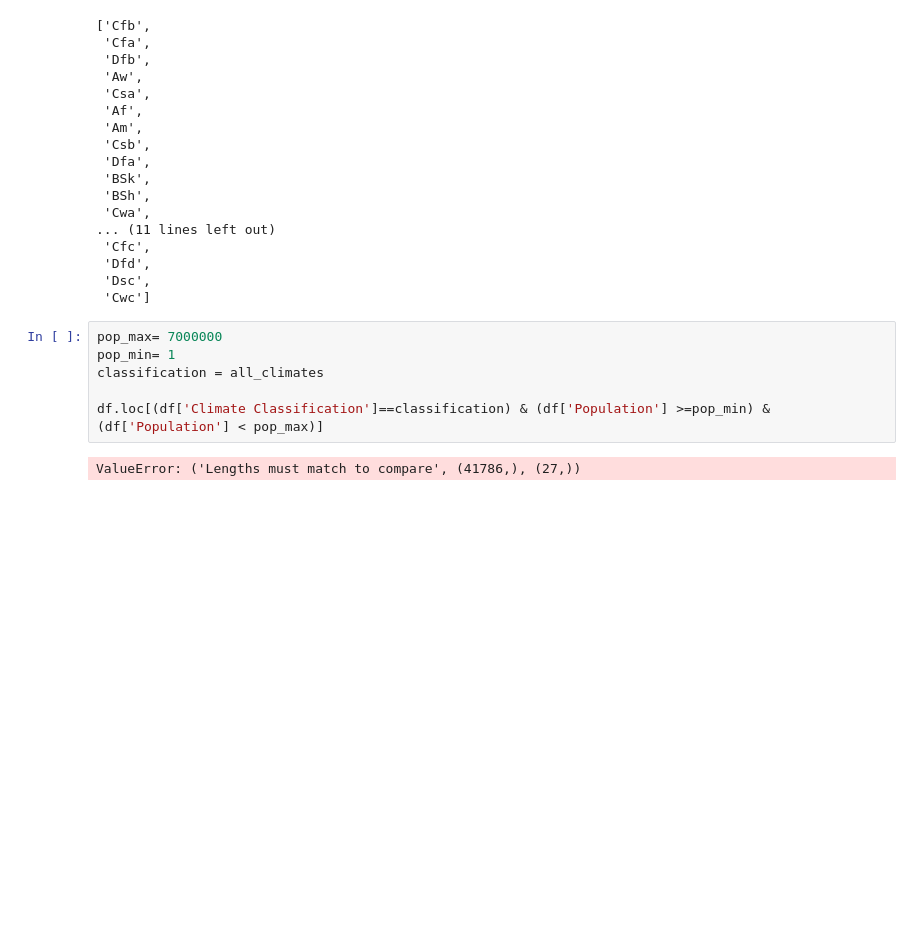
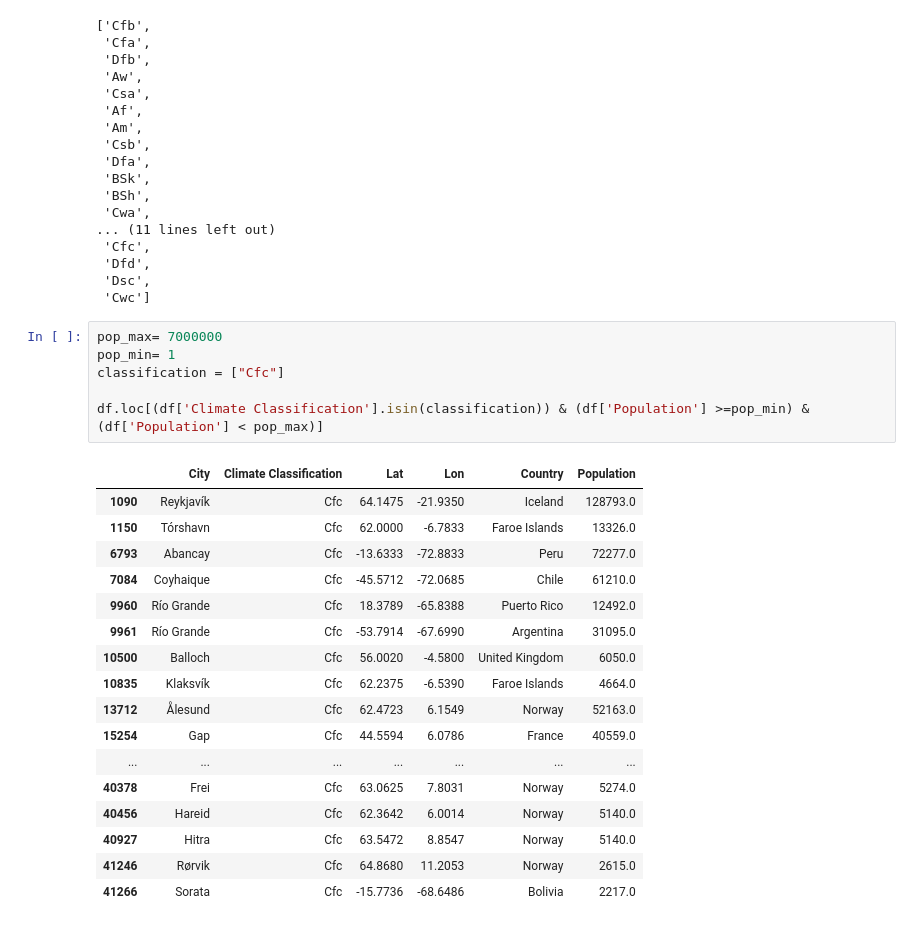
Before and after one commit to luonri11/project-1-repo, a Jupyter notebook: Pollution by climate zone.ipynb, the cells around one changed output. Cells and saved outputs as stored; diff of their text form; blank space fills up the shorter version.

```diff
--- a/Pollution by climate zone.ipynb
+++ b/Pollution by climate zone.ipynb
@@ -43,8 +45,24 @@ all_climates
 # %%
 pop_max= 7000000
 pop_min= 1
-classification = all_climates
+classification = ["Cfc"]
 
-df.loc[(df['Climate Classification']==classification) & (df['Population'] >=pop_min) & (df['Population'] < pop_max)]
+df.loc[(df['Climate Classification'].isin(classification)) & (df['Population'] >=pop_min) & (df['Population'] < pop_max)]
 # %% [output]
-ValueError: ('Lengths must match to compare', (41786,), (27,))
+|  | City | Climate Classification | Lat | Lon | Country | Population |
+| 1090 | Reykjavík | Cfc | 64.1475 | -21.9350 | Iceland | 128793.0 |
+| 1150 | Tórshavn | Cfc | 62.0000 | -6.7833 | Faroe Islands | 13326.0 |
+| 6793 | Abancay | Cfc | -13.6333 | -72.8833 | Peru | 72277.0 |
+| 7084 | Coyhaique | Cfc | -45.5712 | -72.0685 | Chile | 61210.0 |
+| 9960 | Río Grande | Cfc | 18.3789 | -65.8388 | Puerto Rico | 12492.0 |
+| 9961 | Río Grande | Cfc | -53.7914 | -67.6990 | Argentina | 31095.0 |
+| 10500 | Balloch | Cfc | 56.0020 | -4.5800 | United Kingdom | 6050.0 |
+| 10835 | Klaksvík | Cfc | 62.2375 | -6.5390 | Faroe Islands | 4664.0 |
+| 13712 | Ålesund | Cfc | 62.4723 | 6.1549 | Norway | 52163.0 |
+| 15254 | Gap | Cfc | 44.5594 | 6.0786 | France | 40559.0 |
+| ... | ... | ... | ... | ... | ... | ... |
+| 40378 | Frei | Cfc | 63.0625 | 7.8031 | Norway | 5274.0 |
+| 40456 | Hareid | Cfc | 62.3642 | 6.0014 | Norway | 5140.0 |
+| 40927 | Hitra | Cfc | 63.5472 | 8.8547 | Norway | 5140.0 |
+| 41246 | Rørvik | Cfc | 64.8680 | 11.2053 | Norway | 2615.0 |
+| 41266 | Sorata | Cfc | -15.7736 | -68.6486 | Bolivia | 2217.0 |
```
Also changed, not shown: parts of 5 cells of this notebook.
